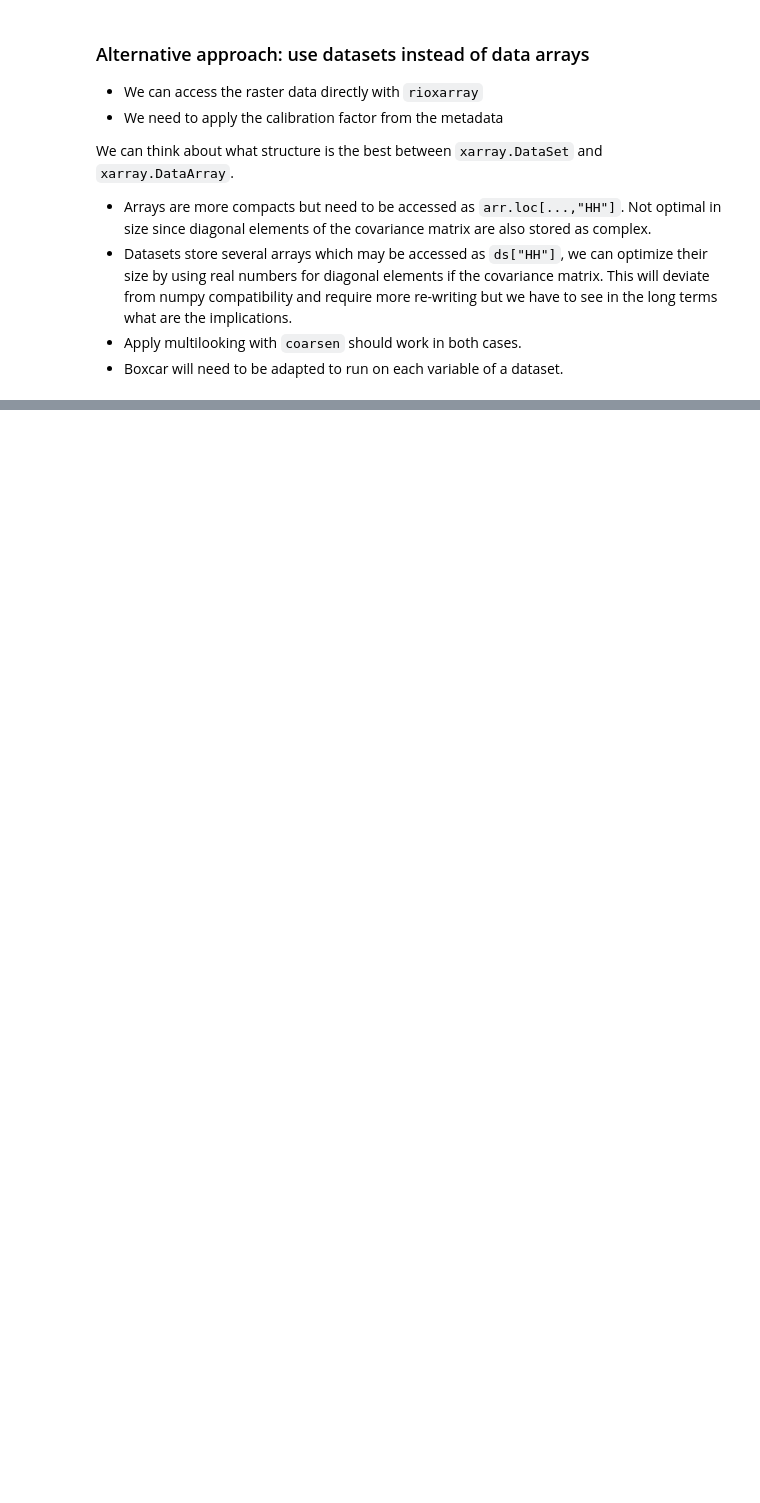
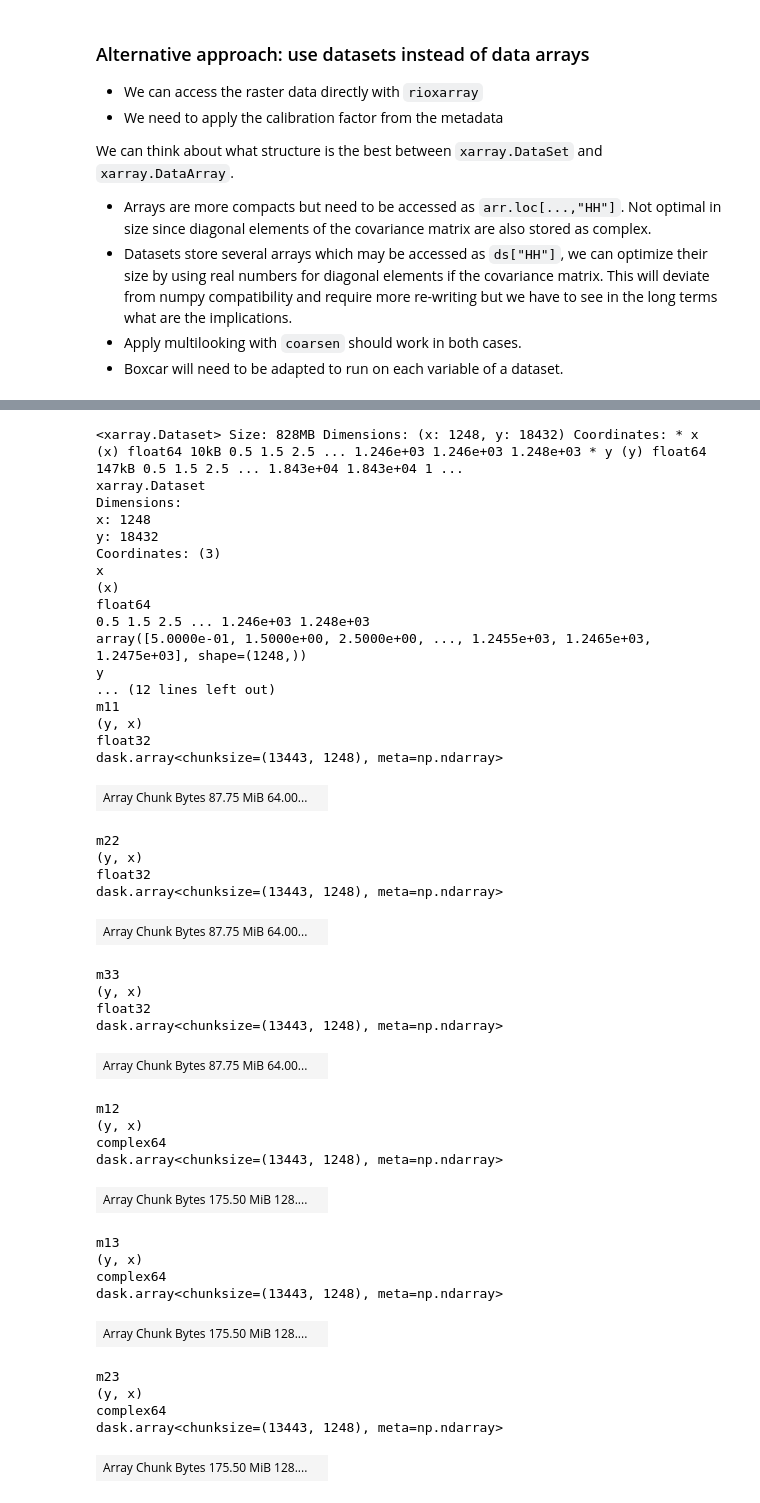
Before and after one commit to satim-co/PolSARpro, a Jupyter notebook: notebooks/ALOS1-prototype-data-reader-Dataset.ipynb, the cells around one changed output, grey strips where cells are left out. Cells and saved outputs as stored; diff of their text form; code cells hidden in the pictures; blank space fills up the shorter version.

```diff
--- a/notebooks/ALOS1-prototype-data-reader-Dataset.ipynb
+++ b/notebooks/ALOS1-prototype-data-reader-Dataset.ipynb
@@ -62,33 +108,69 @@ S
 S.dims
 # %%
 # convert S to C3
-# coordinates of the Hermitian covariance matrix
-C3_coords = (S.coords["y"], S.coords["x"])
 
 # scattering vector
 k1 = S.hh
 k2 = S.vv
 k3 = 0.5 * (S.hv + S.vh)
 
-# compute the matrix elements, we store only the upper part
-C3_elts = ["m11", "m12", "m13", "m22", "m23", "m33"]
+# compute the Hermitian matrix elements
 C3_dict = {}
 
-# C3_dict["m11"] = (k1*k1.conj()).real
-# C3_dict["m22"] = (k2*k2.conj()).real
-# C3_dict["m33"] = (k3*k3.conj()).real
+# force real diagonal to save space
+C3_dict["m11"] = (k1*k1.conj()).real
+C3_dict["m22"] = (k2*k2.conj()).real
+C3_dict["m33"] = (k3*k3.conj()).real
 
-C3_dict["m11"] = (k1*k1.conj())
-C3_dict["m22"] = (k2*k2.conj())
-C3_dict["m33"] = (k3*k3.conj())
-
+# upper diagonal terms
 C3_dict["m12"] = k1*k2.conj()
 C3_dict["m13"] = k1*k3.conj()
 C3_dict["m23"] = k2*k3.conj()
 
-# not needed, used only for comparison
-C3_dict["m21"] = k2*k1.conj()
-C3_dict["m31"] = k3*k2.conj()
-C3_dict["m32"] = k3*k2.conj()
-
 C3 = xr.Dataset(C3_dict)
+# %%
+C3
+# %% [output]
+<xarray.Dataset> Size: 828MB Dimensions: (x: 1248, y: 18432) Coordinates: * x (x) float64 10kB 0.5 1.5 2.5 ... 1.246e+03 1.246e+03 1.248e+03 * y (y) float64 147kB 0.5 1.5 2.5 ... 1.843e+04 1.843e+04 1 ...
+xarray.Dataset
+Dimensions:
+x: 1248
+y: 18432
+Coordinates: (3)
+x
+(x)
+float64
+0.5 1.5 2.5 ... 1.246e+03 1.248e+03
+array([5.0000e-01, 1.5000e+00, 2.5000e+00, ..., 1.2455e+03, 1.2465e+03, 1.2475e+03], shape=(1248,))
+y
+... (12 lines left out)
+m11
+(y, x)
+float32
+dask.array<chunksize=(13443, 1248), meta=np.ndarray>
+| Array Chunk Bytes 87.75 MiB 64.00... |  |
+m22
+(y, x)
+float32
+dask.array<chunksize=(13443, 1248), meta=np.ndarray>
+| Array Chunk Bytes 87.75 MiB 64.00... |  |
+m33
+(y, x)
+float32
+dask.array<chunksize=(13443, 1248), meta=np.ndarray>
+| Array Chunk Bytes 87.75 MiB 64.00... |  |
+m12
+(y, x)
+complex64
+dask.array<chunksize=(13443, 1248), meta=np.ndarray>
+| Array Chunk Bytes 175.50 MiB 128.... |  |
+m13
+(y, x)
+complex64
+dask.array<chunksize=(13443, 1248), meta=np.ndarray>
+| Array Chunk Bytes 175.50 MiB 128.... |  |
+m23
+(y, x)
+complex64
+dask.array<chunksize=(13443, 1248), meta=np.ndarray>
+| Array Chunk Bytes 175.50 MiB 128.... |  |
```
Also changed, not shown: parts of 4 cells of this notebook.
